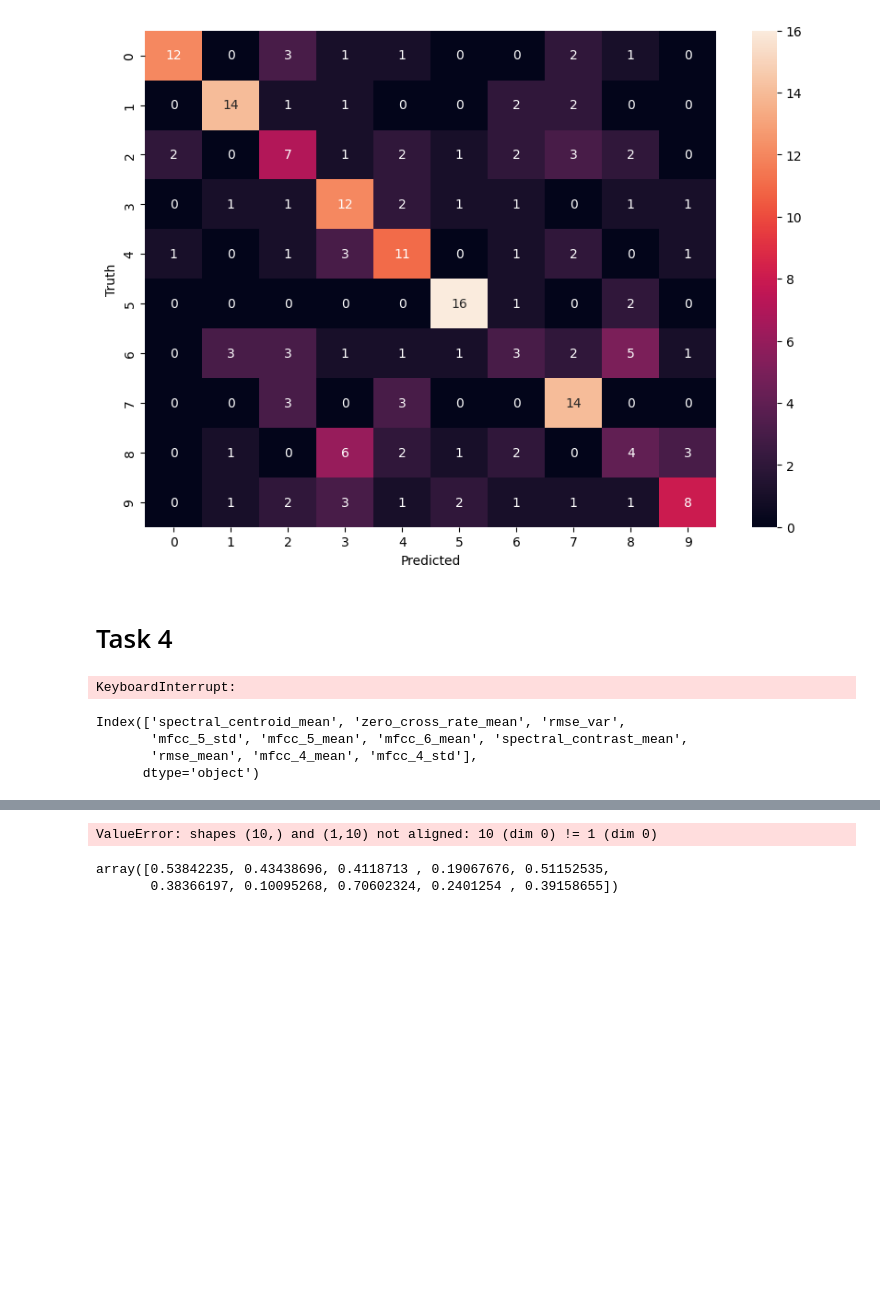
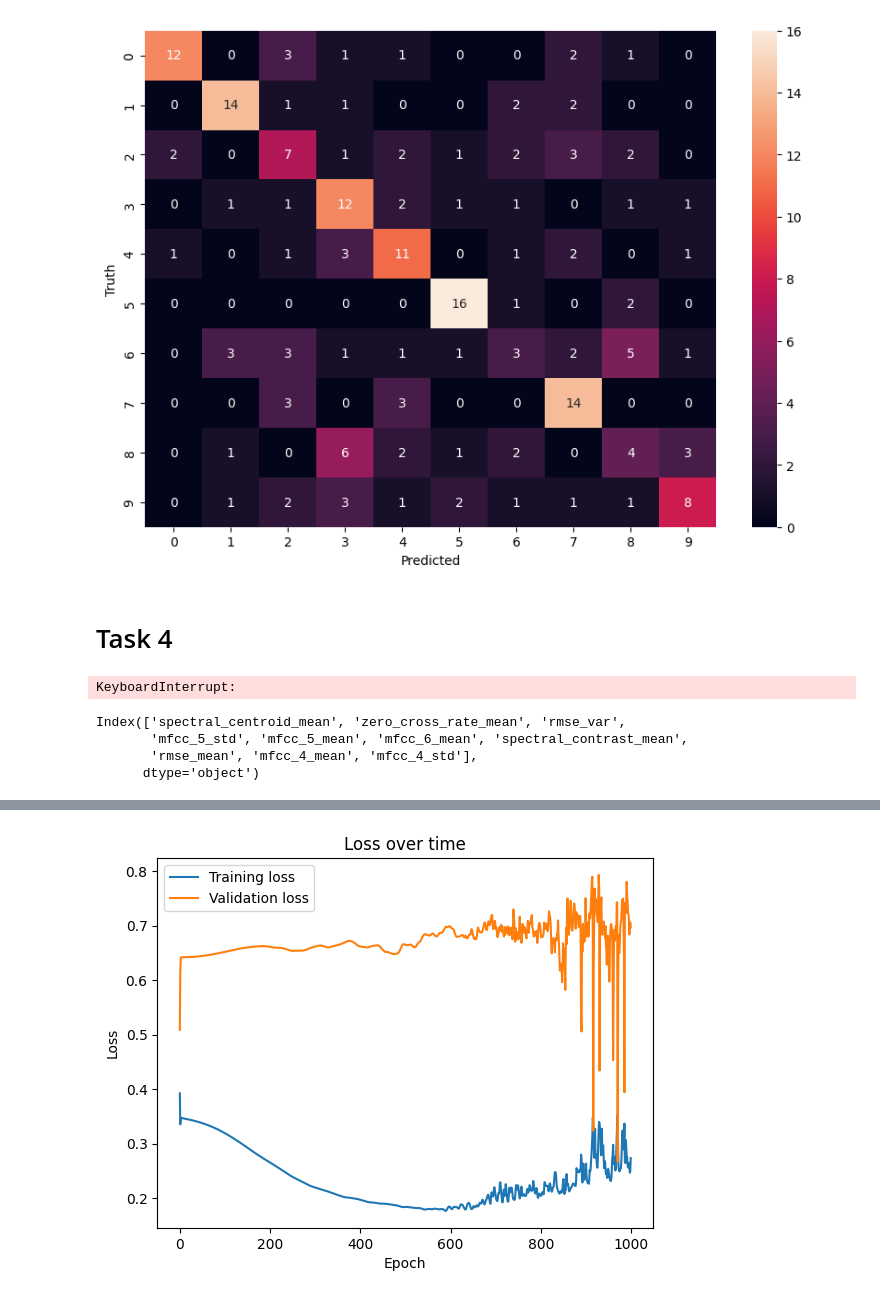
Before and after one commit to Markusjor/TTT4275-Classification_project, a Jupyter notebook: music_classification.ipynb, the cells around one changed output, grey strips where cells are left out. Cells and saved outputs as stored; diff of their text form; code cells hidden in the pictures; blank space fills up the shorter version.

```diff
--- a/music_classification.ipynb
+++ b/music_classification.ipynb
@@ -258,6 +258,8 @@ def relu_derivative(x):
     return (x > 0).astype(float).T
 
 def backpropogation(features, y, y_pred, w1, b1, w2, nodes1):
+    features = np.array(features)
+    features = features[:, np.newaxis]
 
     dZ2 = y_pred - y
     dw2 = np.dot(nodes1,dZ2)
@@ -267,11 +269,11 @@ def backpropogation(features, y, y_pred, w1, b1, w2, nodes1):
     Z1 = np.dot(features.T, w1) + b1.T
     dZ1 = dA1*relu_derivative(Z1).T
 
-    dw1 = np.dot(features.T, dZ1)
+    dw1 = np.dot(features, dZ1)
     db1 = np.sum(dZ1, axis=0, keepdims=True)
 
 
-    return dw1, dw2, db1, db2
+    return dw1, dw2, db1.T, db2.T
 
 
 
@@ -287,9 +289,19 @@ def forwardpropogation(input_layer,weight, bias, num_layer, activation_function)
     else:
         raise ValueError("Activation function not recognized")
 # %%
+np.random.seed(42)
+
 feature_values = x_train_data_scaled[['spectral_centroid_mean', 'zero_cross_rate_mean', 'rmse_var',
        'mfcc_5_std', 'mfcc_5_mean', 'mfcc_6_mean', 'spectral_contrast_mean',
        'rmse_mean', 'mfcc_4_mean', 'mfcc_4_std']]
+
+feature_values = feature_values.values
+np.random.shuffle(feature_values)
+
+validation_size = 100
+validation_data = feature_values[-validation_size:]
+train_data = feature_values[:-validation_size]
+feature_values = train_data
 
 ground_truth = y_train_data
 
@@ -302,25 +314,52 @@ ground_truth_onehot = ground_truth_onehot.values
 num_features = feature_values.shape[1]
 num_perc_layer1 = 10
 num_output = ground_truth_onehot.shape[1]
+learning_rate = 1
+num_epochs = 1000
+batch_size = feature_values.shape[0]
 
-np.random.seed(42)
 weights1 = np.random.rand(num_features, num_perc_layer1)
 bias1 = np.random.rand(num_perc_layer1,1)
 weights2 = np.random.rand(num_perc_layer1, num_output)
 bias2 = np.random.rand(num_output,1)
 
-nodes1 = forwardpropogation(feature_values.iloc[0].values, weights1, bias1, num_perc_layer1, activation_function="reLu")
-output = forwardpropogation(nodes1, weights2, bias2, num_output, activation_function="softmax")
-print(nodes1)
-#Calculate loss through squared error
-loss = np.sum((output - ground_truth_onehot[0])**2)/2
-print("Loss: ", loss)
+losses = []
+validation_losses = []
 
-# Backpropogation
-dweights1, dweights2, dbias1, dbias2 = backpropogation(feature_values.iloc[0].values, ground_truth_onehot[0], output, weights1, bias1, weights2, nodes1)
+for epoch in range(num_epochs):
+       loss = 0
+       validation_loss = 0
+       for i in range(batch_size):
 
-print("Dim dweights1: ", dweights1.shape)
-print("Dim dbias1: ", dbias1.shape)
-print("Dim dweights2: ", dweights2.shape)
-print("Dim dbias2: ", dbias2.shape)
+              nodes1 = forwardpropogation(feature_values[i,:], weights1, bias1, num_perc_layer1, activation_function="reLu")
+              output = forwardpropogation(nodes1, weights2, bias2, num_output, activation_function="softmax")
+
+              #Calculate loss through squared error
+              loss += np.sum((ground_truth_onehot[i]-output)**2)/2
+
+              # Backpropogation
+              dweights1, dweights2, dbias1, dbias2 = backpropogation(feature_values[i,:], ground_truth_onehot[i], output, weights1, bias1, weights2, nodes1)
+
+              # Update weights and biases
+              weights1 -= learning_rate*dweights1/batch_size
+              bias1 -= learning_rate*dbias1/batch_size
+              weights2 -= learning_rate*dweights2/batch_size
+              bias2 -= learning_rate*dbias2/batch_size
+
+       losses.append(loss/batch_size)
+       # Validation
+       for k in range(validation_size):
+              nodes1 = forwardpropogation(validation_data[k,:], weights1, bias1, num_perc_layer1, activation_function="reLu")
+              output = forwardpropogation(nodes1, weights2, bias2, num_output, activation_function="softmax")
+              validation_loss += np.sum((ground_truth_onehot[k]-output)**2)/2
+
+       validation_losses.append(validation_loss/validation_size)
+
+plt.plot(losses)
+plt.plot(validation_losses)
+plt.legend(["Training loss", "Validation loss"])
+plt.title("Loss over time")
+plt.xlabel("Epoch")
+plt.ylabel("Loss")
+plt.show()
 # %% [output]
@@ -339,8 +366 @@ Loss:  0.46582504774330896
-ValueError: shapes (10,) and (1,10) not aligned: 10 (dim 0) != 1 (dim 0)
+[figure, added]
-# %%
-# Neural network with 1 hidden layer
-len(x_train_data_scaled.columns.values)
-feature_values.iloc[0].values
-# %% [output]
-array([0.53842235, 0.43438696, 0.4118713 , 0.19067676, 0.51152535,
-       0.38366197, 0.10095268, 0.70602324, 0.2401254 , 0.39158655])
```
Also changed, not shown: parts of 2 cells of this notebook.
